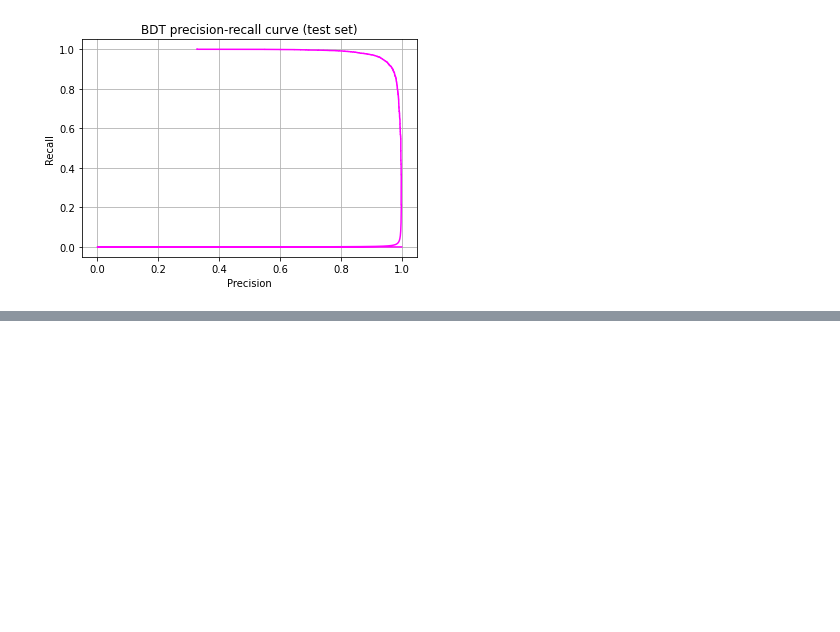
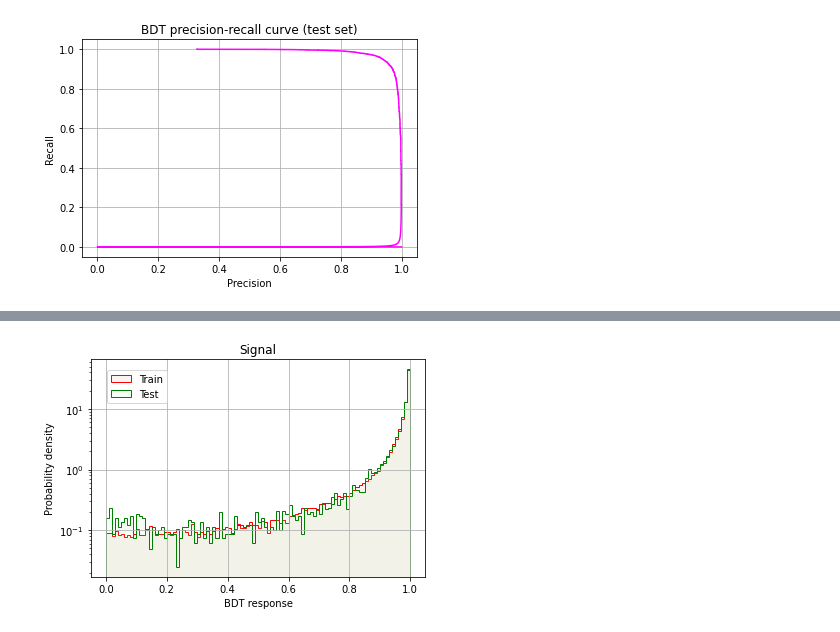
Before and after one commit to alatios/lb2jpsil_classifier-studies, a Jupyter notebook: BDT/BDT_VF_0.05_4_3_1000_0.7.ipynb, the cells around one changed output, grey strips where cells are left out. Cells and saved outputs as stored; diff of their text form; code cells hidden in the pictures; blank space fills up the shorter version.

```diff
--- a/BDT/BDT_VF_0.05_4_3_1000_0.7.ipynb
+++ b/BDT/BDT_VF_0.05_4_3_1000_0.7.ipynb
@@ -277,0 +362,32 @@ plt.show()
+# %%
+plt.hist(
+    df_model_response[(df_model_response['dataset'] == 'train') & (df_model_response['class'] == 1)]['predicted'],
+    label='Train',
+    bins=100,
+    range=(0,1),
+    color=mcolors.to_rgba('lightcoral', alpha=0.1),
+    edgecolor='red',
+    histtype= "stepfilled",
+    density=True
+)
+
+plt.hist(
+    df_model_response[(df_model_response['dataset'] == 'test') & (df_model_response['class'] == 1)]['predicted'],
+    label='Test',
+    bins=100,
+    range=(0,1),
+    color=mcolors.to_rgba('palegreen', alpha=0.1),
+    edgecolor='green',
+    histtype= "stepfilled",
+    density=True
+)
+
+plt.yscale('log')
+plt.legend(loc=(0.05,0.8))
+plt.grid()
+plt.title("Signal")
+plt.ylabel("Probability density")
+plt.xlabel("BDT response")
+plt.show()
+# %% [output]
+[figure, added]
```
Also changed, not shown: parts of 25 cells of this notebook, 3 other files.
